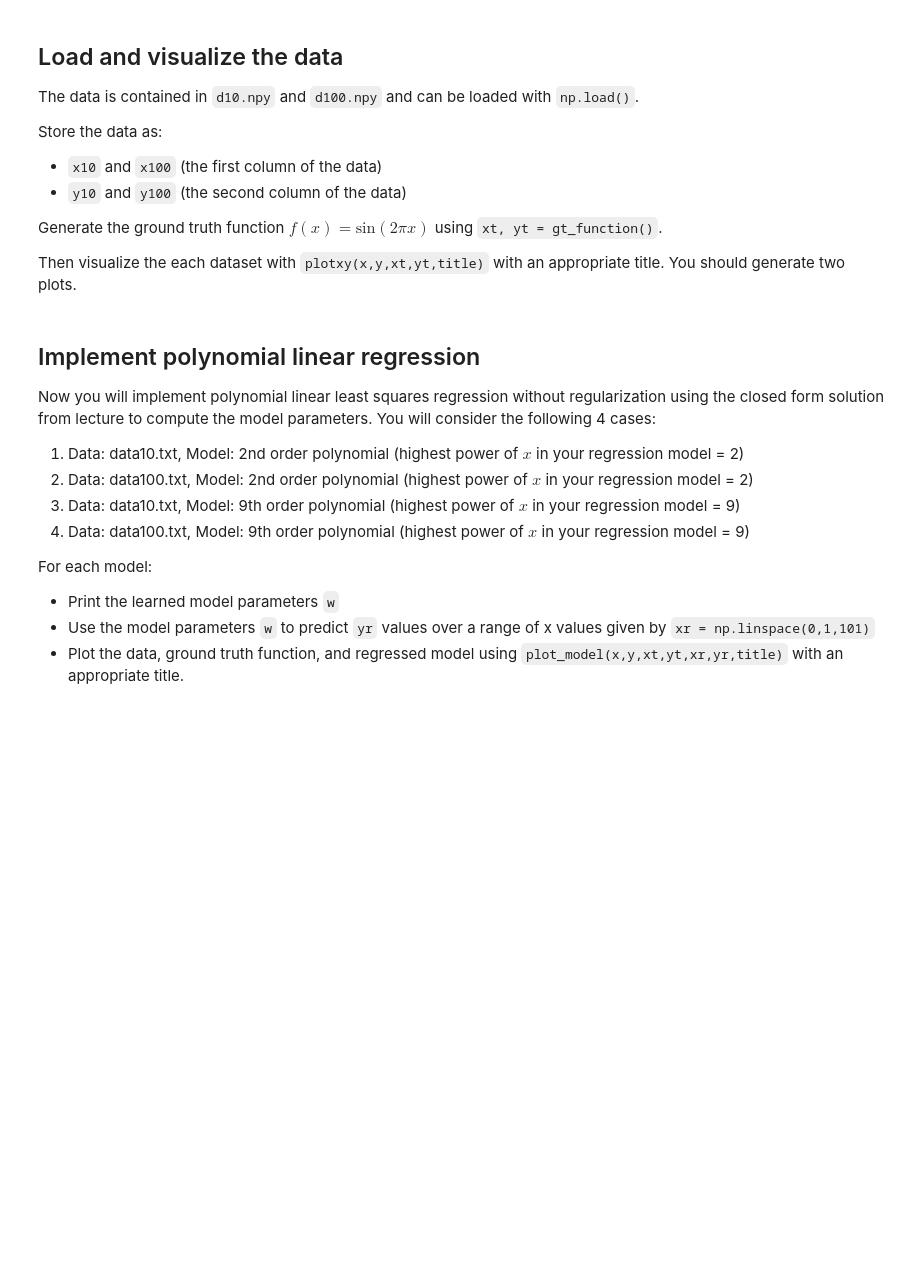
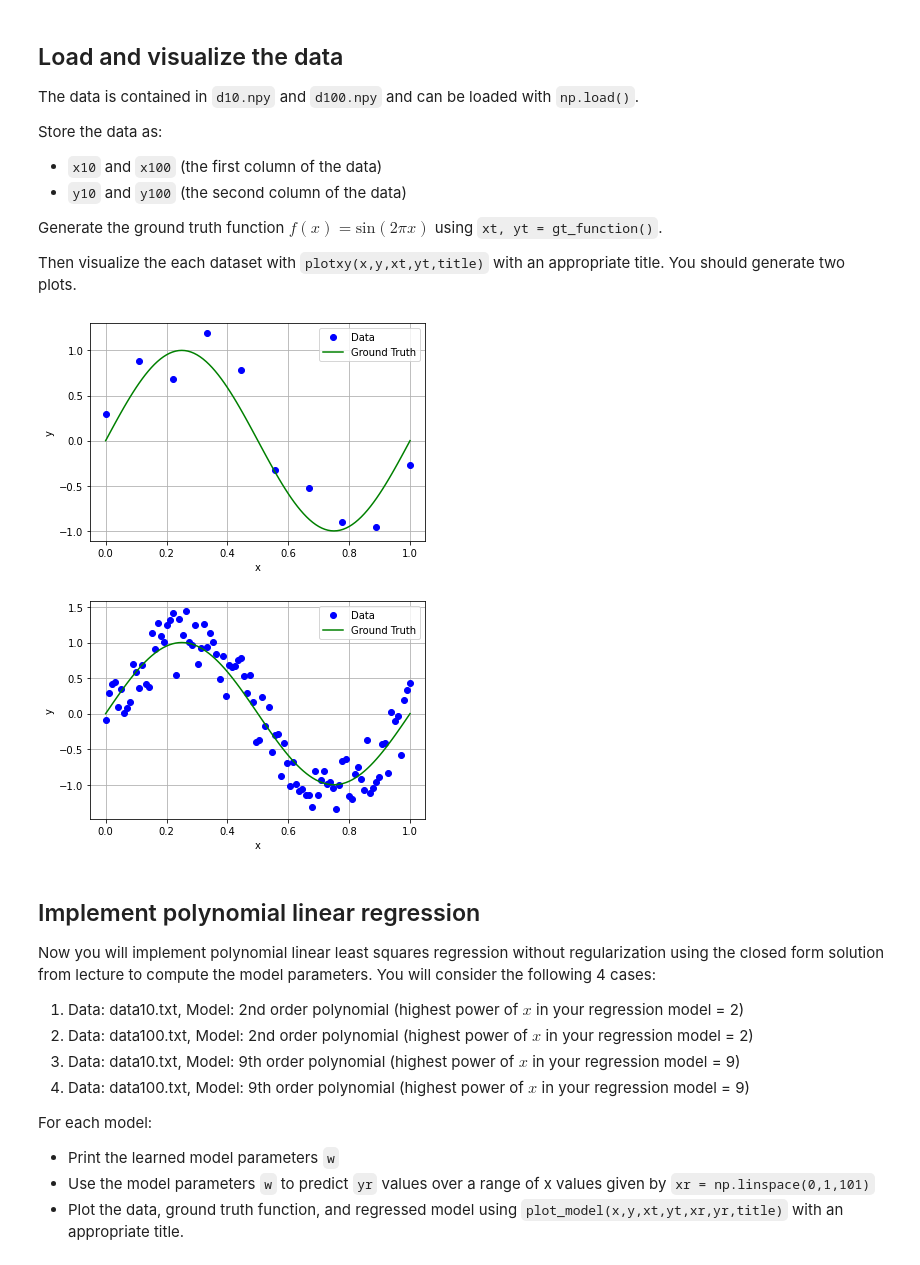
Before and after one commit to zsqu4re/ML-for-engineers, a Jupyter notebook: HW2/M2_HW1.ipynb, the cells around one changed output. Cells and saved outputs as stored; diff of their text form; code cells hidden in the pictures; blank space fills up the shorter version.

```diff
--- a/HW2/M2_HW1.ipynb
+++ b/HW2/M2_HW1.ipynb
@@ -79,3 +77,17 @@ Then visualize the each dataset with `plotxy(x,y,xt,yt,title)` with an appropria
+# %%
+# YOUR CODE GOES HERE
+d10 = np.load('d10.npy')
+d100 = np.load('d100.npy')
+
+x10,y10 = d10[:,0],d10[:,1]
+x100,y100 = d100[:,0],d100[:,1]
+
+xt,yt = gt_function()
+plot_data(x10,y10,xt,yt,title=None)
+plot_data(x100,y100,xt,yt,title=None)
+# %% [output]
+[figure, added]
+[figure, added]
 # %% [markdown]
 ## Implement polynomial linear regression
 
```
Also changed, not shown: parts of 2 cells of this notebook.
